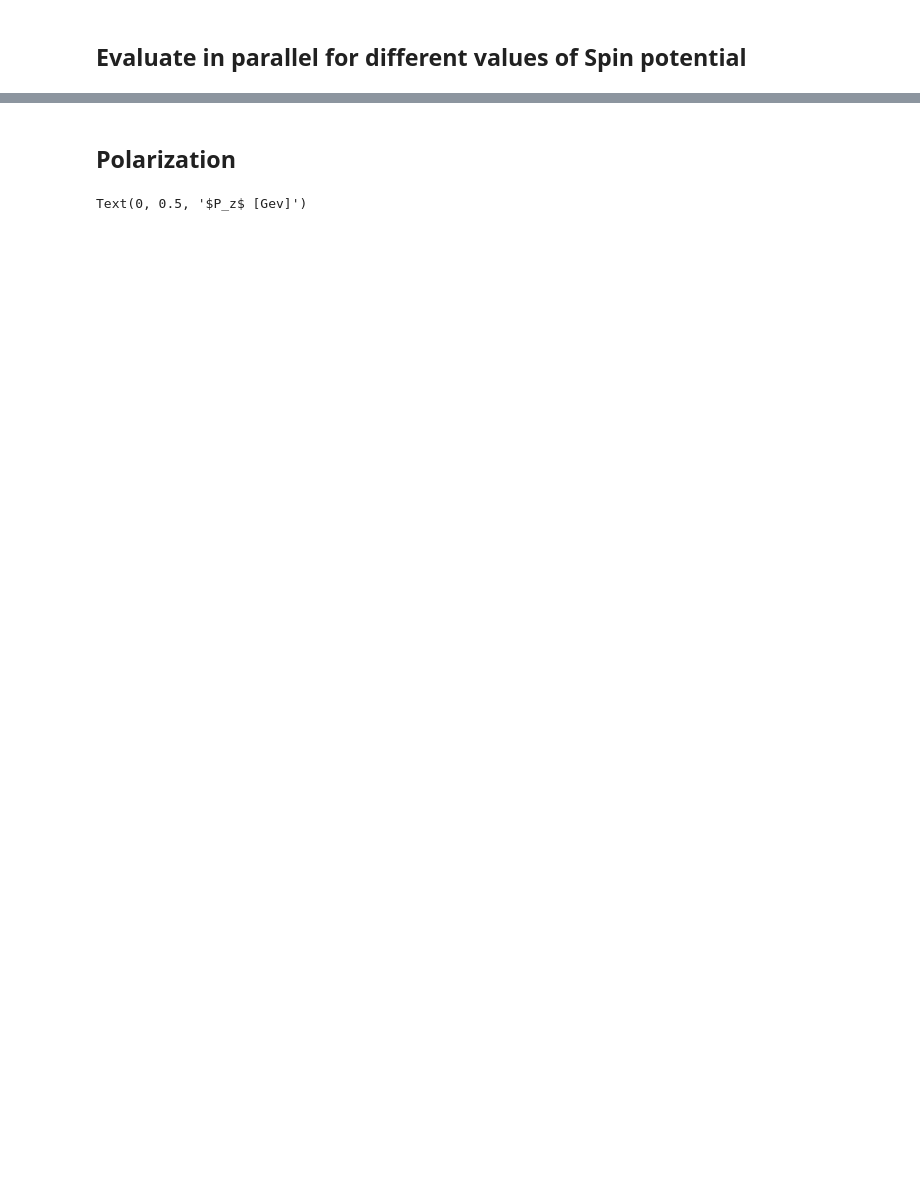
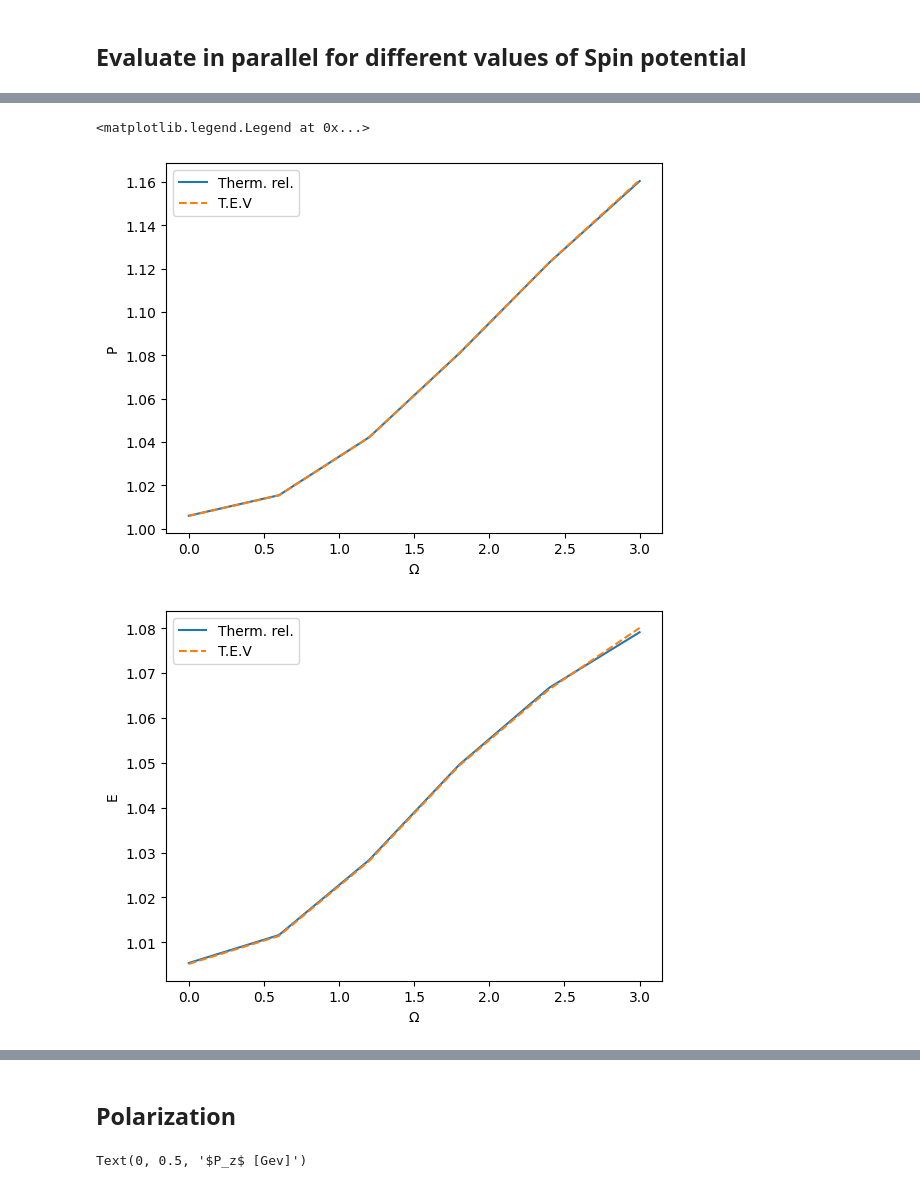
Before and after one commit to AndrePalermo/DiracFermions-in-MilneSpacetime, a Jupyter notebook: milneNumerics.ipynb, the cells around one changed output, grey strips where cells are left out. Saved outputs shown, nothing was run; the diff lists cells and outputs as text; code cells hidden in the pictures; blank space fills up the shorter version.

```diff
--- a/milneNumerics.ipynb
+++ b/milneNumerics.ipynb
@@ -172,15 +170,15 @@ mass = 1.0
 tau = 1.0
 Temp = 1.0
 beta = 1.0 / Temp
-Omlist = np.linspace(1e-5,3,24) ## This is a list in Omega, SP=Om*beta
+Omlist = np.linspace(1e-5,3,6) ## This is a list in Omega, SP=Om*beta
 mu_T = 0.0
 
 
 # Integration limits and grid
-mu_min, mu_max = -10, 10.0
-px_min, px_max = -10.0, 10.0
-py_min, py_max = -10.0, 10.0
-N = 10+1
+mu_min, mu_max = -20.0, 20.0
+px_min, px_max = -20.0, 20.0
+py_min, py_max = -20.0, 20.0
+N = 20
 
 mu_grid = middle_dense_grid(N, mu_min, mu_max)
 px_grid = middle_dense_grid(N, px_min, px_max)
@@ -340,0 +305,25 @@ plt.show()
+# %%
+plt.figure()
+plt.plot(SPlist,Plist/PT_bel,label="Therm. rel.")
+plt.plot(SPlist,(PTlist)/PT_bel,linestyle="--",label="T.E.V")
+plt.ylabel("P")
+plt.xlabel(r"$\Omega$")
+plt.legend()
+
+plt.figure()
+plt.plot(SPlist,(-Plist+Temp*P_dTlist+SPlist*SlistZ)/E_bel,label="Therm. rel.")
+plt.plot(SPlist,(Elist)/E_bel,linestyle="--",label="T.E.V")
+plt.ylabel("E")
+plt.xlabel(r"$\Omega$")
+plt.legend()
+
+plt.figure()
+plt.plot(SPlist,SlistZ,label="Therm. rel.")
+plt.plot(SPlist,(Slist),linestyle="--",label="T.E.V")
+plt.ylabel("S")
+plt.xlabel(r"$\Omega$")
+plt.legend()
+# %% [output]
+<matplotlib.legend.Legend at 0x...>
+[figure, added]
+[figure, added]
```
Also changed, not shown: parts of 8 cells of this notebook, 1 other file.
